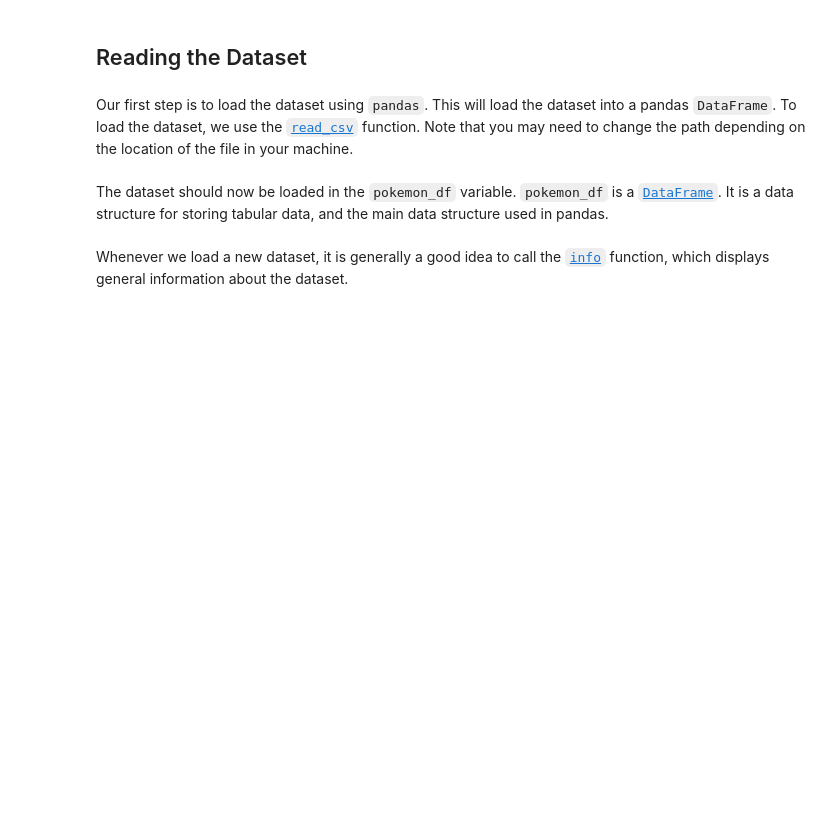
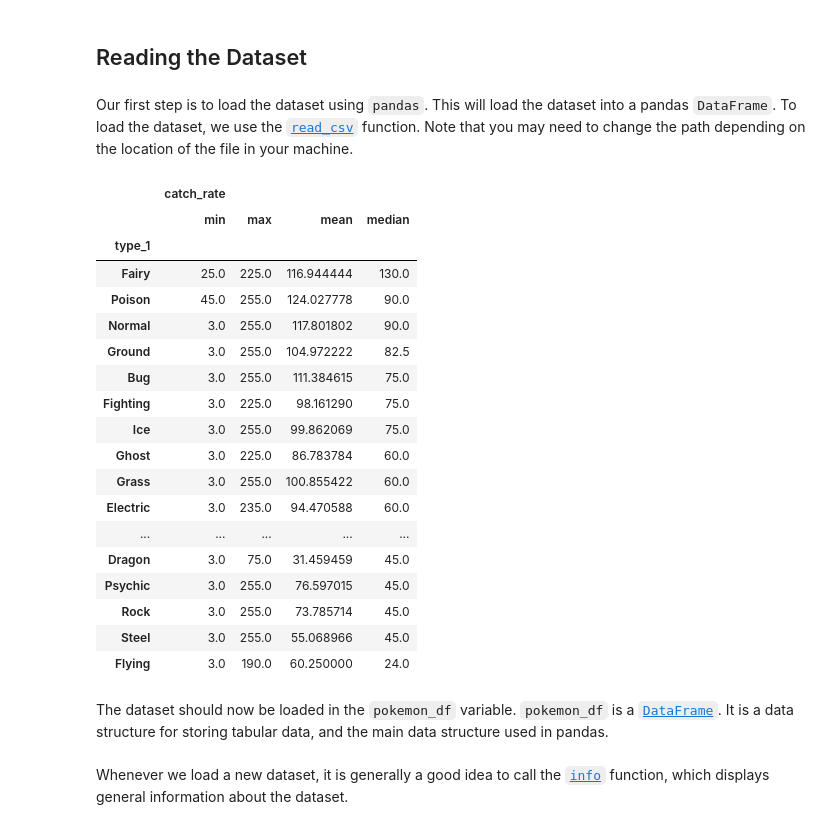
Before and after one commit to Revkxd/CSMODEL-Notebooks, a Jupyter notebook: 4 - Exploring Pokemon Data/4 - Exploring Pokemon Data.ipynb, the cells around one changed output. Cells and saved outputs as stored; diff of their text form; code cells hidden in the pictures; blank space fills up the shorter version.

```diff
--- a/4 - Exploring Pokemon Data/4 - Exploring Pokemon Data.ipynb
+++ b/4 - Exploring Pokemon Data/4 - Exploring Pokemon Data.ipynb
@@ -96,6 +99,30 @@ If you view the `.csv` file in Excel, you can see that our dataset contains many
 Our first step is to load the dataset using `pandas`. This will load the dataset into a pandas `DataFrame`. To load the dataset, we use the [`read_csv`](https://pandas.pydata.org/pandas-docs/stable/reference/api/pandas.read_csv.html) function. Note that you may need to change the path depending on the location of the file in your machine.
 # %%
 pokemon_df = pd.read_csv('pokemon.csv')
+# %%
+#Extra
+catch_rate = pokemon_df.groupby('type_1').agg({'catch_rate': ['min', 'max', 'mean', 'median']})
+catch_rate.sort_values(('catch_rate', 'median'), ascending=False)
+# %% [output]
+|  | catch_rate |  |  |  |
+|  | min | max | mean | median |
+| type_1 |  |  |  |  |
+| Fairy | 25.0 | 225.0 | 116.944444 | 130.0 |
+| Poison | 45.0 | 255.0 | 124.027778 | 90.0 |
+| Normal | 3.0 | 255.0 | 117.801802 | 90.0 |
+| Ground | 3.0 | 255.0 | 104.972222 | 82.5 |
+| Bug | 3.0 | 255.0 | 111.384615 | 75.0 |
+| Fighting | 3.0 | 225.0 | 98.161290 | 75.0 |
+| Ice | 3.0 | 255.0 | 99.862069 | 75.0 |
+| Ghost | 3.0 | 225.0 | 86.783784 | 60.0 |
+| Grass | 3.0 | 255.0 | 100.855422 | 60.0 |
+| Electric | 3.0 | 235.0 | 94.470588 | 60.0 |
+| ... | ... | ... | ... | ... |
+| Dragon | 3.0 | 75.0 | 31.459459 | 45.0 |
+| Psychic | 3.0 | 255.0 | 76.597015 | 45.0 |
+| Rock | 3.0 | 255.0 | 73.785714 | 45.0 |
+| Steel | 3.0 | 255.0 | 55.068966 | 45.0 |
+| Flying | 3.0 | 190.0 | 60.250000 | 24.0 |
 # %% [markdown]
 The dataset should now be loaded in the `pokemon_df` variable. `pokemon_df` is a [`DataFrame`](https://pandas.pydata.org/pandas-docs/stable/reference/api/pandas.DataFrame.html). It is a data structure for storing tabular data, and the main data structure used in pandas.
 # %% [markdown]
```
Also changed, not shown: parts of 35 cells of this notebook.
